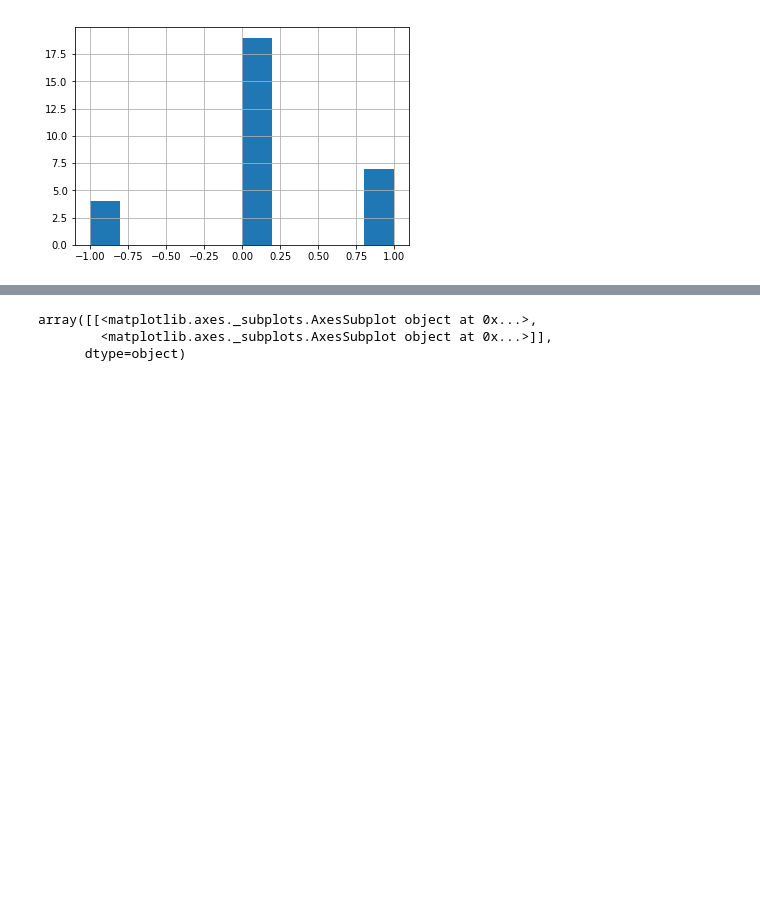
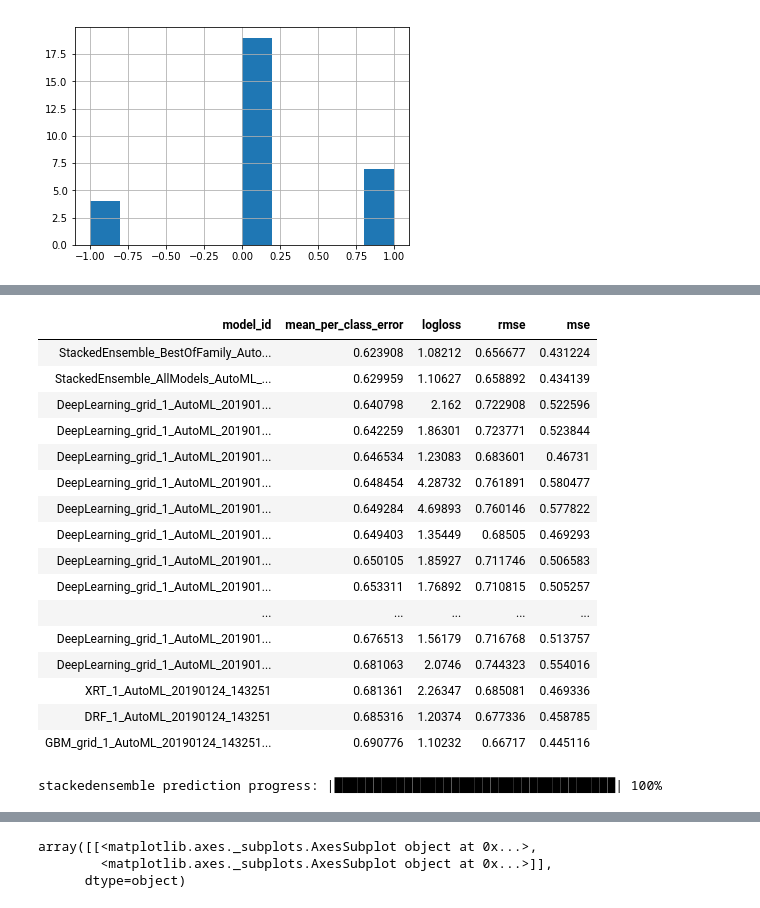
Before and after one commit to IzidoroBaltazar/MachineLearningEngineer, a Jupyter notebook: capstone_project/trading_project.ipynb, the cells around one changed output, grey strips where cells are left out. Drawn from its saved outputs; the diff is of its cells as text; code cells hidden in the pictures; blank space fills up the shorter version.

```diff
--- a/capstone_project/trading_project.ipynb
+++ b/capstone_project/trading_project.ipynb
@@ -874,0 +1054,24 @@ gold_account_long[gold_account_long['long'] == 1].label.hist()
+# %%
+lb.head(rows=lb.nrows)
+# %% [output]
+| model_id | mean_per_class_error | logloss | rmse | mse |
+| StackedEnsemble_BestOfFamily_Auto... | 0.623908 | 1.08212 | 0.656677 | 0.431224 |
+| StackedEnsemble_AllModels_AutoML_... | 0.629959 | 1.10627 | 0.658892 | 0.434139 |
+| DeepLearning_grid_1_AutoML_201901... | 0.640798 | 2.162 | 0.722908 | 0.522596 |
+| DeepLearning_grid_1_AutoML_201901... | 0.642259 | 1.86301 | 0.723771 | 0.523844 |
+| DeepLearning_grid_1_AutoML_201901... | 0.646534 | 1.23083 | 0.683601 | 0.46731 |
+| DeepLearning_grid_1_AutoML_201901... | 0.648454 | 4.28732 | 0.761891 | 0.580477 |
+| DeepLearning_grid_1_AutoML_201901... | 0.649284 | 4.69893 | 0.760146 | 0.577822 |
+| DeepLearning_grid_1_AutoML_201901... | 0.649403 | 1.35449 | 0.68505 | 0.469293 |
+| DeepLearning_grid_1_AutoML_201901... | 0.650105 | 1.85927 | 0.711746 | 0.506583 |
+| DeepLearning_grid_1_AutoML_201901... | 0.653311 | 1.76892 | 0.710815 | 0.505257 |
+| ... | ... | ... | ... | ... |
+| DeepLearning_grid_1_AutoML_201901... | 0.676513 | 1.56179 | 0.716768 | 0.513757 |
+| DeepLearning_grid_1_AutoML_201901... | 0.681063 | 2.0746 | 0.744323 | 0.554016 |
+| XRT_1_AutoML_20190124_143251 | 0.681361 | 2.26347 | 0.685081 | 0.469336 |
+| DRF_1_AutoML_20190124_143251 | 0.685316 | 1.20374 | 0.677336 | 0.458785 |
+| GBM_grid_1_AutoML_20190124_143251... | 0.690776 | 1.10232 | 0.66717 | 0.445116 |
+# %%
+preds = aml.leader.predict(test)
+# %% [output]
+stackedensemble prediction progress: |████████████████████████████████████| 100%
```
Also changed, not shown: parts of 24 cells of this notebook, 5 other files.
